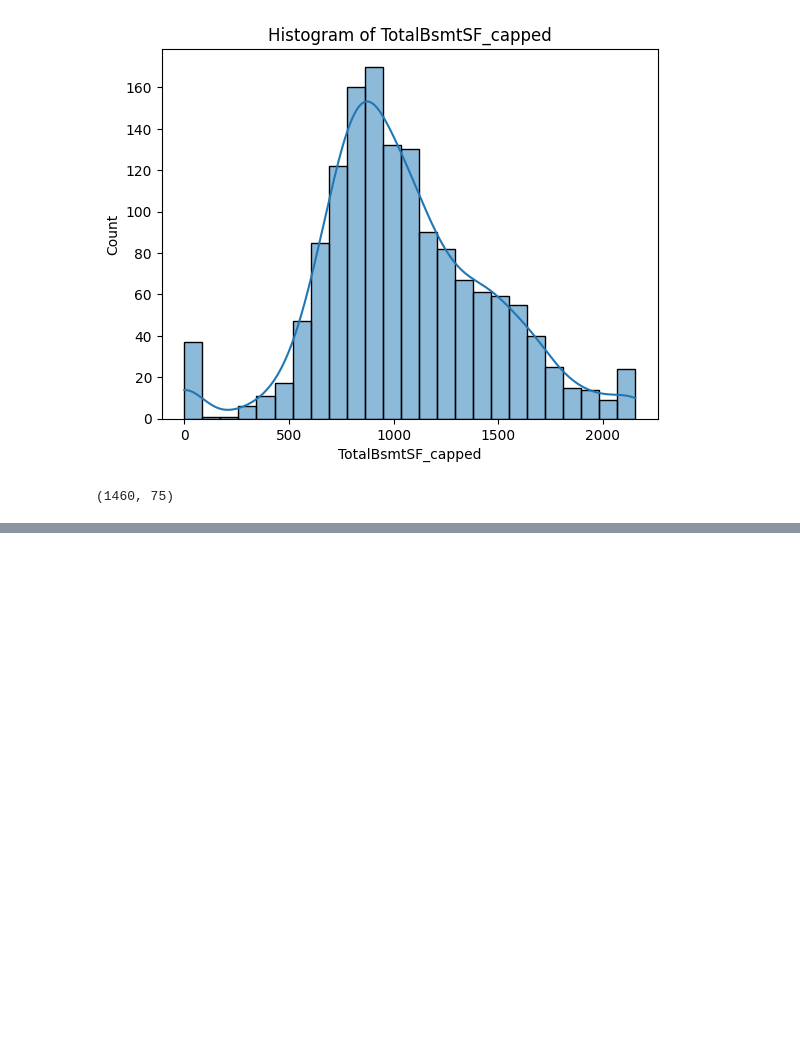
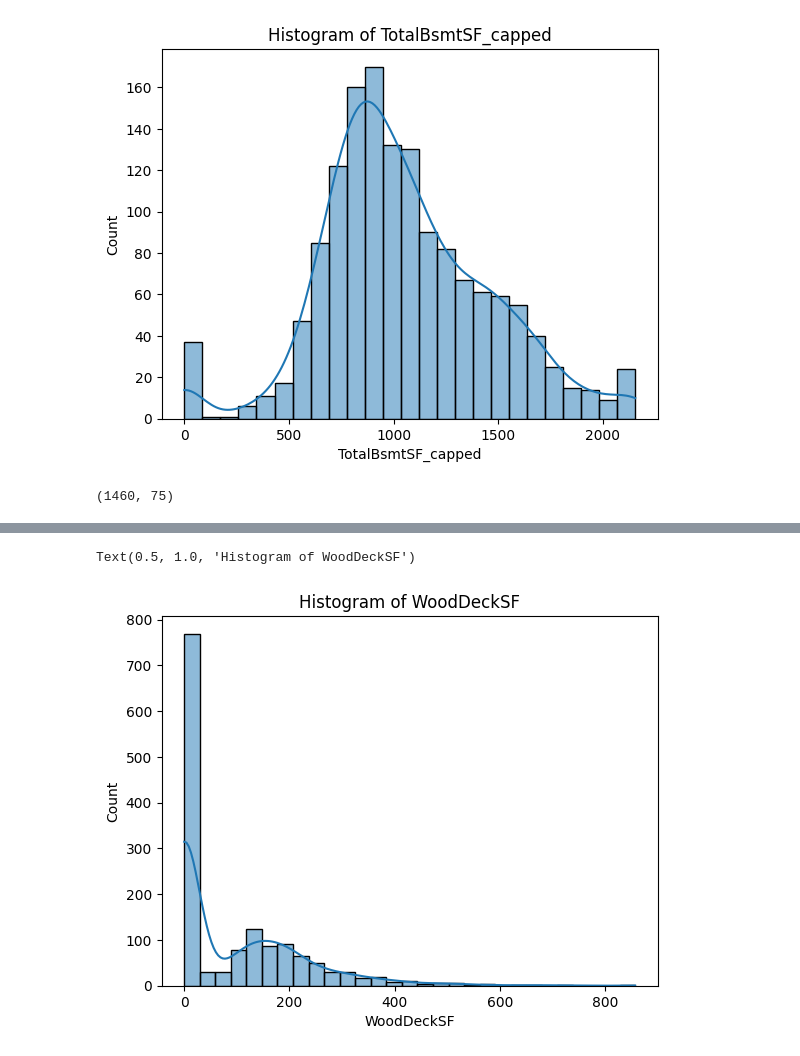
Before and after one commit to akhyear/house_price_prediction, a Jupyter notebook: train_code.ipynb, the cells around one changed output, grey strips where cells are left out. Cells and saved outputs as stored; diff of their text form; code cells hidden in the pictures; blank space fills up the shorter version.

```diff
--- a/train_code.ipynb
+++ b/train_code.ipynb
@@ -1659,0 +1692,6 @@ df.shape
+# %%
+histogram = sns.histplot(df['WoodDeckSF'], kde=True)
+plt.title('Histogram of WoodDeckSF')
+# %% [output]
+Text(0.5, 1.0, 'Histogram of WoodDeckSF')
+[figure, added]
```
Also changed, not shown: parts of 36 cells of this notebook.
